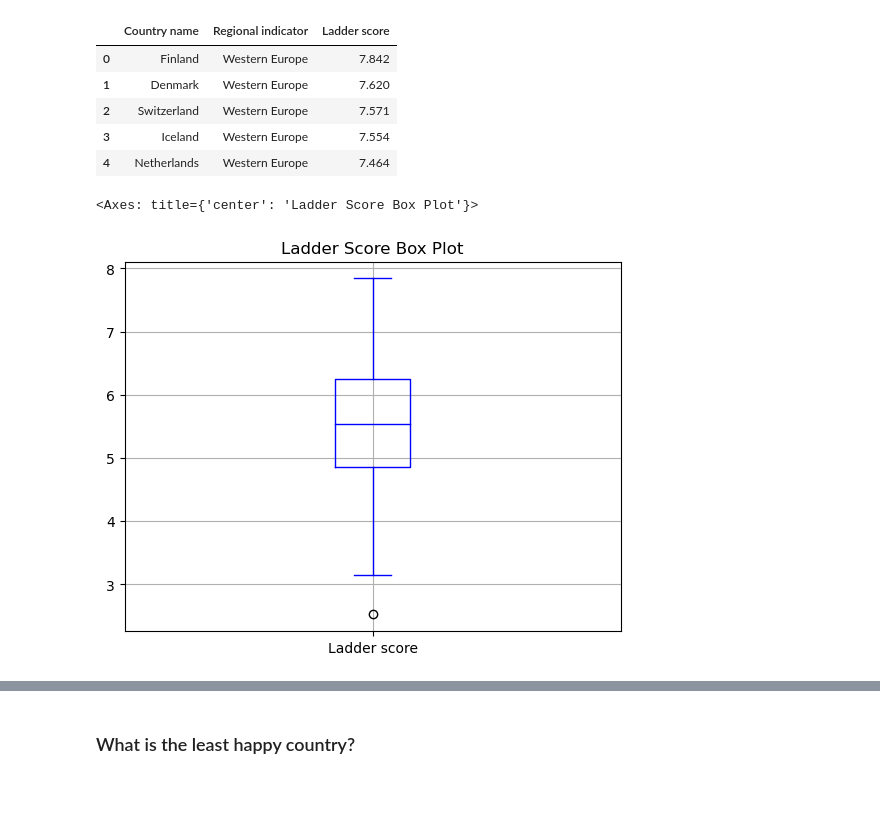
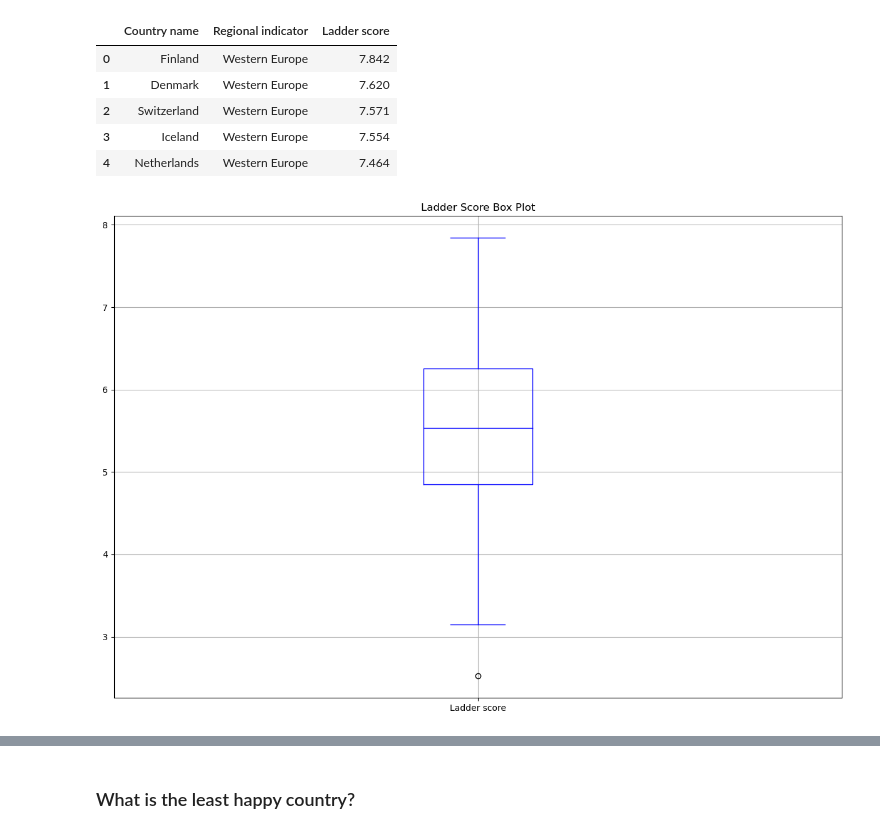
Before and after one commit to Leo-SLC/Project_1, a Jupyter notebook: HappinessResearch.ipynb, the cells around one changed output, grey strips where cells are left out. Saved outputs shown, nothing was run; the diff lists cells and outputs as text; code cells hidden in the pictures; blank space fills up the shorter version.

```diff
--- a/HappinessResearch.ipynb
+++ b/HappinessResearch.ipynb
@@ -94,14 +98,14 @@ The mean and meadian Happines Ladder scores are 5.532838926174497 and 5.534 resp
 | 3 | Iceland | Western Europe | 7.554 |
 | 4 | Netherlands | Western Europe | 7.464 |
 # %%
+#Box Plot for ladder/happiness scores
 bplt = happiest_country_clean_df.boxplot(column = 'Ladder score', color="blue")
 
 plt.title('Ladder Score Box Plot')
 
 plt.savefig("Output_figs/BoxPlot.png")
 
-bplt
+plt.show()
 # %% [output]
-<Axes: title={'center': 'Ladder Score Box Plot'}>
-[figure, old version]
+[figure, new version]
 # %%
```
Also changed, not shown: parts of 41 cells of this notebook, 1 other file.
